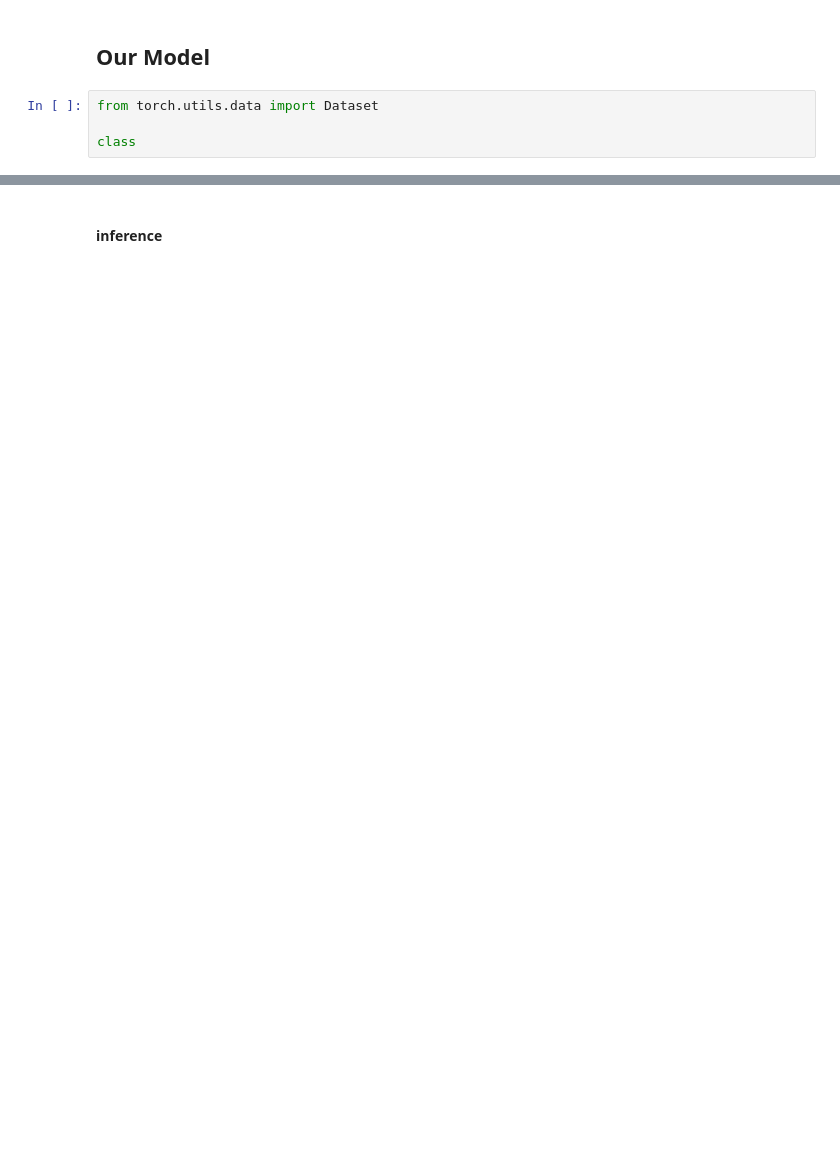
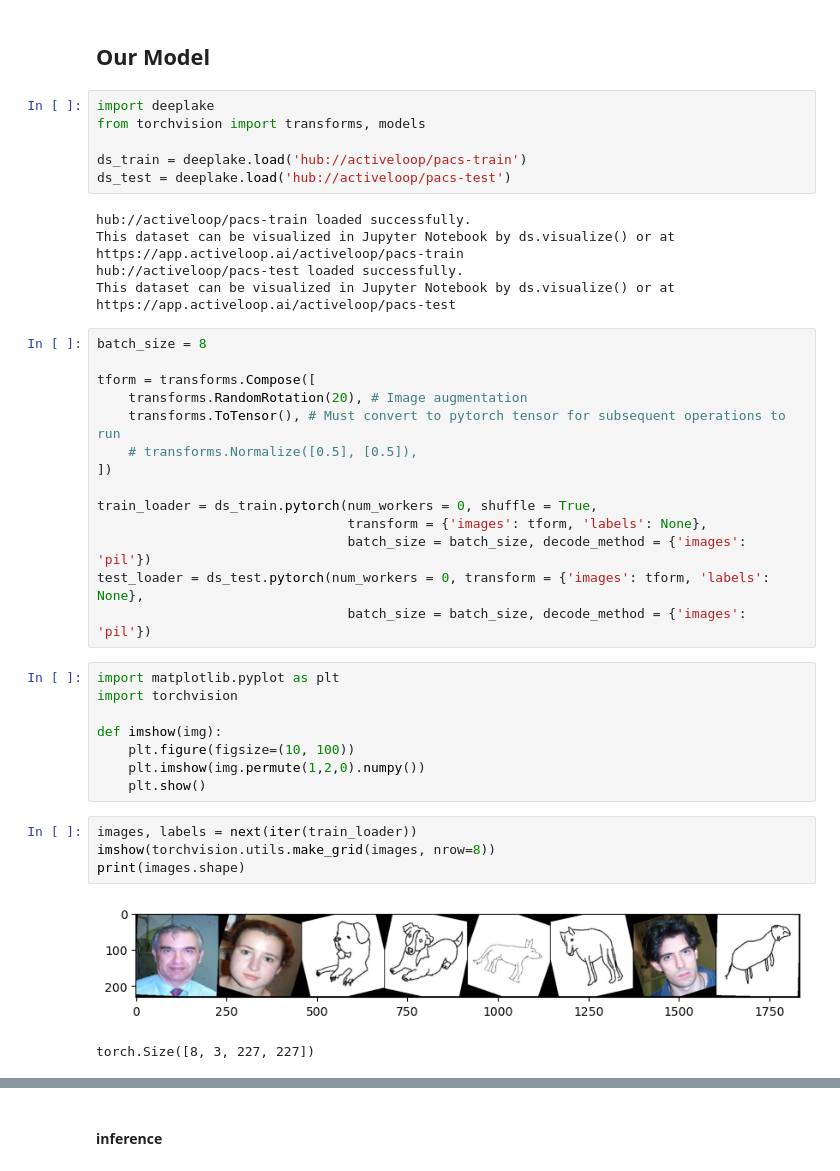
Before and after one commit to uowol/ML-projects, a Jupyter notebook: UsingAllEmbeddingsFromCLIP/model0227.ipynb, the cells around one changed output, grey strips where cells are left out. Drawn from its saved outputs; the diff is of its cells as text; blank space fills up the shorter version.

Commit message:
update model 0224

```diff
--- a/UsingAllEmbeddingsFromCLIP/model0227.ipynb
+++ b/UsingAllEmbeddingsFromCLIP/model0227.ipynb
@@ -14,7 +18,43 @@ model, preprocess = clip.load("ViT-B/32", device=device)
 # %% [markdown]
 ## Our Model
-# %%
-from torch.utils.data import Dataset
-
-class
+# %%
+import deeplake
+from torchvision import transforms, models
+
+ds_train = deeplake.load('hub://activeloop/pacs-train')
+ds_test = deeplake.load('hub://activeloop/pacs-test')
+# %% [output]
+hub://activeloop/pacs-train loaded successfully.
+This dataset can be visualized in Jupyter Notebook by ds.visualize() or at https://app.activeloop.ai/activeloop/pacs-train
+hub://activeloop/pacs-test loaded successfully.
+This dataset can be visualized in Jupyter Notebook by ds.visualize() or at https://app.activeloop.ai/activeloop/pacs-test
+# %%
+batch_size = 8
+
+tform = transforms.Compose([
+    transforms.RandomRotation(20), # Image augmentation
+    transforms.ToTensor(), # Must convert to pytorch tensor for subsequent operations to run
+    # transforms.Normalize([0.5], [0.5]),
+])
+
+train_loader = ds_train.pytorch(num_workers = 0, shuffle = True,
+                                transform = {'images': tform, 'labels': None},
+                                batch_size = batch_size, decode_method = {'images': 'pil'})
+test_loader = ds_test.pytorch(num_workers = 0, transform = {'images': tform, 'labels': None},
+                                batch_size = batch_size, decode_method = {'images': 'pil'})
+# %%
+import matplotlib.pyplot as plt
+import torchvision
+
+def imshow(img):
+    plt.figure(figsize=(10, 100))
+    plt.imshow(img.permute(1,2,0).numpy())
+    plt.show()
+# %%
+images, labels = next(iter(train_loader))
+imshow(torchvision.utils.make_grid(images, nrow=8))
+print(images.shape)
+# %% [output]
+[figure, added]
+torch.Size([8, 3, 227, 227])
 # %%
```
Also changed, not shown: parts of 26 cells of this notebook.
